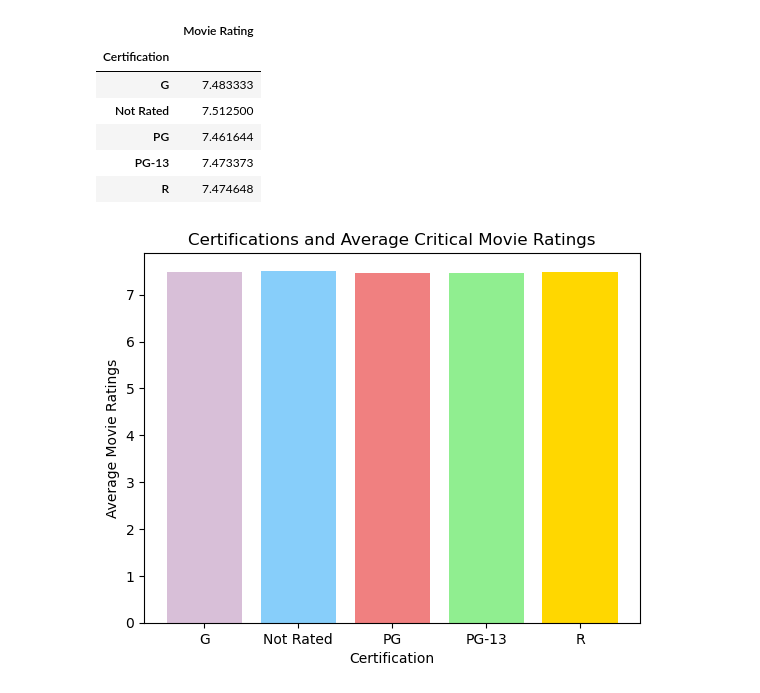
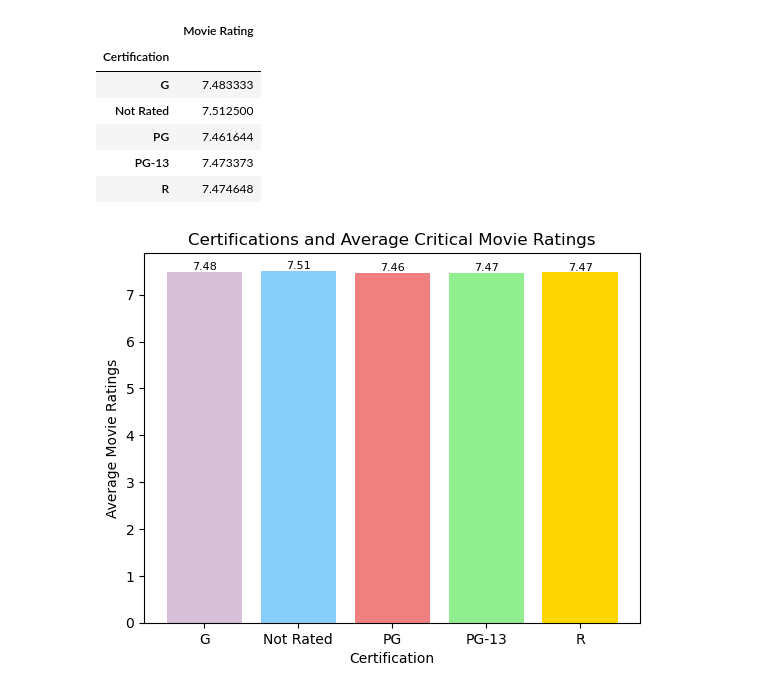
Before and after one commit to rackhamsauer/Project-1, a Jupyter notebook: Seren_Analysis.ipynb, the cells around one changed output. Cells and saved outputs as stored; diff of their text form; code cells hidden in the pictures.

```diff
--- a/Seren_Analysis.ipynb
+++ b/Seren_Analysis.ipynb
@@ -165,5 +165,9 @@ plt.bar(avg_df.index, avg_df["Movie Rating"], color=colors, align="center")
 plt.title("Certifications and Overall Average Movie Ratings")
 plt.xlabel("Certification")
 plt.ylabel("Average Movie Ratings")
+for i, rating in enumerate(avg_df["Movie Rating"]):
+    plt.text(i, rating, f'{rating:.2f}', ha='center', va='bottom', fontsize=8, color='black')
+
+plt.savefig('bar_overall_avg.png')
 plt.show()
 # %% [output]
@@ -185,11 +189,15 @@ acclaim_avg_df
 | PG-13 | 7.473373 |
 | R | 7.474648 |
 # %%
+# Bar graph of average rating for movies with at least 7.0 (Critically Acclaimed)
 colors = ['thistle', 'lightskyblue', 'lightcoral', 'lightgreen', 'gold']
 plt.bar(acclaim_avg_df.index, acclaim_avg_df["Movie Rating"], color=colors, align="center")
 plt.title("Certifications and Average Critical Movie Ratings")
 plt.xlabel("Certification")
 plt.ylabel("Average Movie Ratings")
+for i, rating in enumerate(acclaim_avg_df["Movie Rating"]):
+    plt.text(i, rating, f'{rating:.2f}', ha='center', va='bottom', fontsize=8, color='black')
+plt.savefig('bar_critical_avg.png')
 plt.show()
 # %% [output]
-[figure, old version]
+[figure, new version]
```
Also changed, not shown: parts of 7 cells of this notebook, 5 other files.
